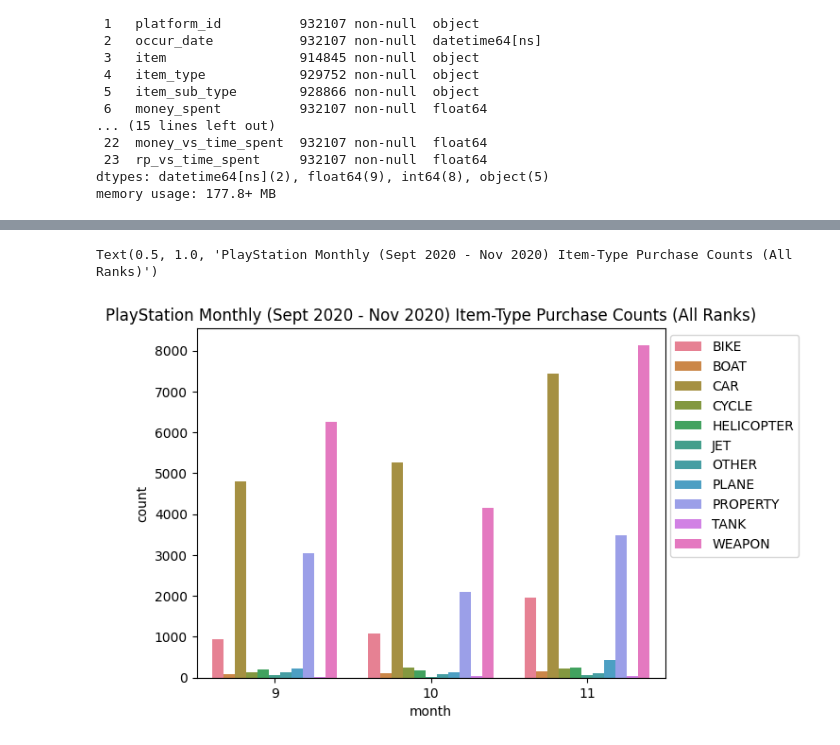
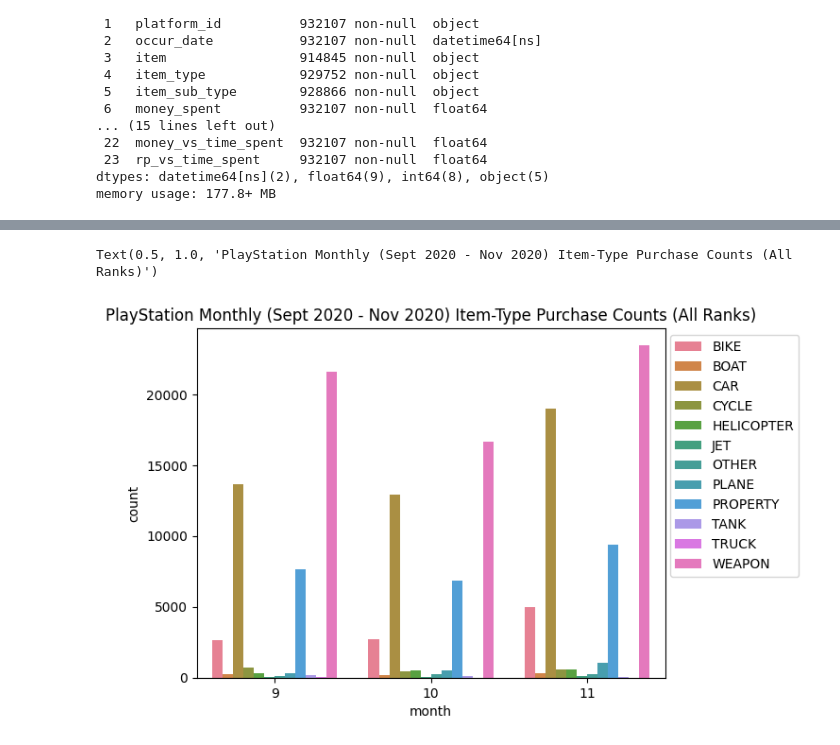
Before and after one commit to SaulTopete/gta-analysis, a Jupyter notebook: rockstar_datathon.ipynb, the cells around one changed output, grey strips where cells are left out. Cells and saved outputs as stored; diff of their text form; code cells hidden in the pictures.

```diff
--- a/rockstar_datathon.ipynb
+++ b/rockstar_datathon.ipynb
@@ -295,30 +386,30 @@ def determine_cluster_ps(row):
 # %%
 # next focus on what players (try to use cluster to show) buy each month (either ps4 or xbox)
 
 # need just ps4
 # cluster ps4 again into different ranks,
 # will sort by date and item type
 # create histogram of item type per month
 
-psSort = ps4.sort_values(by=['account_id', 'occur_date'], ascending=[True, False])
+psSort = xbox.sort_values(by=['account_id', 'occur_date'], ascending=[True, False])
 
 # checks for active players who actually play
 psSort = psSort[
     (psSort['kills'] != 0) |
     (psSort['deaths'] != 0) |
     (psSort['suicides'] != 0)
 ]
 
 psSort['cluster'] = psSort.apply(determine_cluster_ps, axis=1)
 psSort['month'] = psSort['occur_date'].dt.month
 
 groupedItem = psSort.groupby(['month', 'item_type']).size().reset_index(name='count')
 sns.barplot(data=groupedItem, x='month', y='count', hue='item_type')
 plt.legend(loc='upper right', bbox_to_anchor=(1.3, 1.0))
 plt.title('PlayStation Monthly (Sept 2020 - Nov 2020) Item-Type Purchase Counts (All Ranks)')
 # %% [output]
 Text(0.5, 1.0, 'PlayStation Monthly (Sept 2020 - Nov 2020) Item-Type Purchase Counts (All Ranks)')
-[figure, old version]
+[figure, new version]
 # %%
 # THIS IS FOR HIGHEST PURCHASED ITEMS FOR ALL RANKS
 
```
Also changed, not shown: parts of 35 cells of this notebook.
